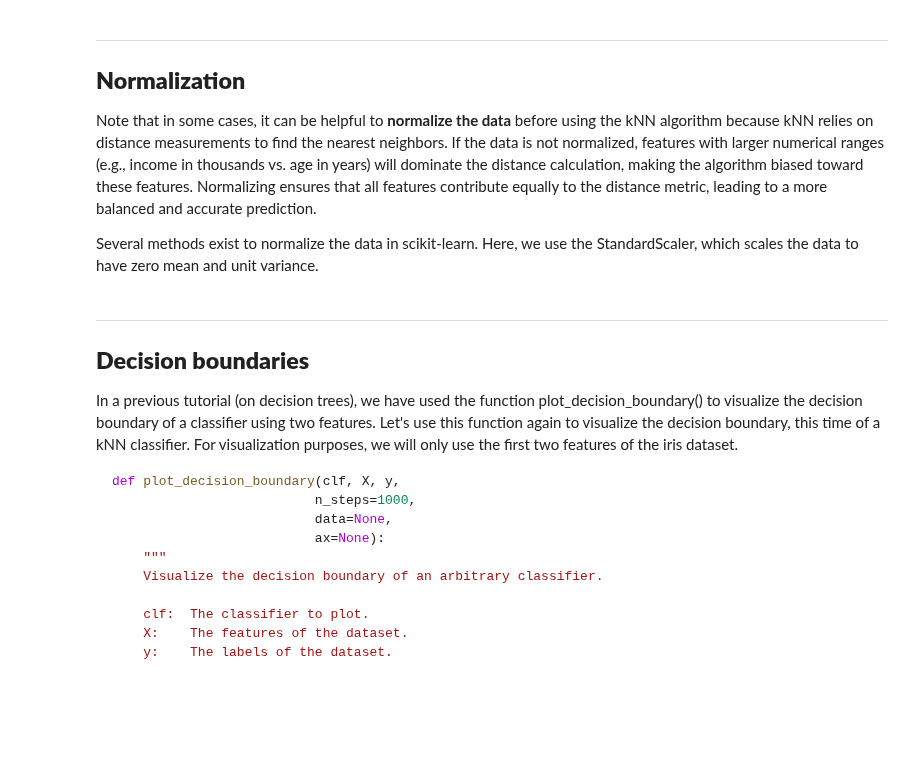
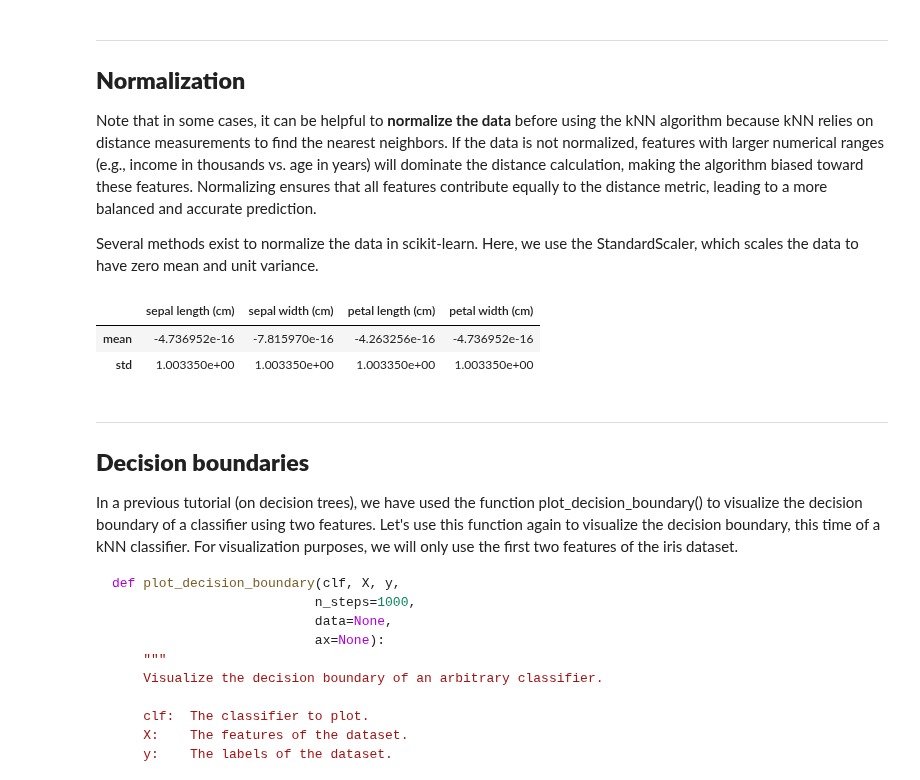
Before and after one commit to chrigorion/ML_reichch4, a Jupyter notebook: notebooks/SW08-k-nearest-neighbors-EX.ipynb, the cells around one changed output. Cells and saved outputs as stored; diff of their text form; code cells hidden in the pictures; blank space fills up the shorter version.

```diff
--- a/notebooks/SW08-k-nearest-neighbors-EX.ipynb
+++ b/notebooks/SW08-k-nearest-neighbors-EX.ipynb
@@ -165,14 +195,24 @@ StandardScaler, which scales the data to have zero mean and unit variance.
 # %%
 ########################
 ###    EXERCISE 3    ###
 ########################
 
 # How to normalize the iris dataset such that each feature has zero mean and
 # unit variance?
 
 # Hint: Use the StandardScaler from sklearn.preprocessing.
 
-X_scaled = ...
+from sklearn.preprocessing import StandardScaler
+
+scaler = StandardScaler()
+X_scaled = scaler.fit_transform(X)
+X_scaled = pd.DataFrame(X_scaled, columns=X.columns)
+
+display(X_scaled.describe().loc[["mean", "std"]])
+# %% [output]
+|  | sepal length (cm) | sepal width (cm) | petal length (cm) | petal width (cm) |
+| mean | -4.736952e-16 | -7.815970e-16 | -4.263256e-16 | -4.736952e-16 |
+| std | 1.003350e+00 | 1.003350e+00 | 1.003350e+00 | 1.003350e+00 |
 # %% [markdown]
 ---
 
```
Also changed, not shown: parts of 7 cells of this notebook, 4 other files.
